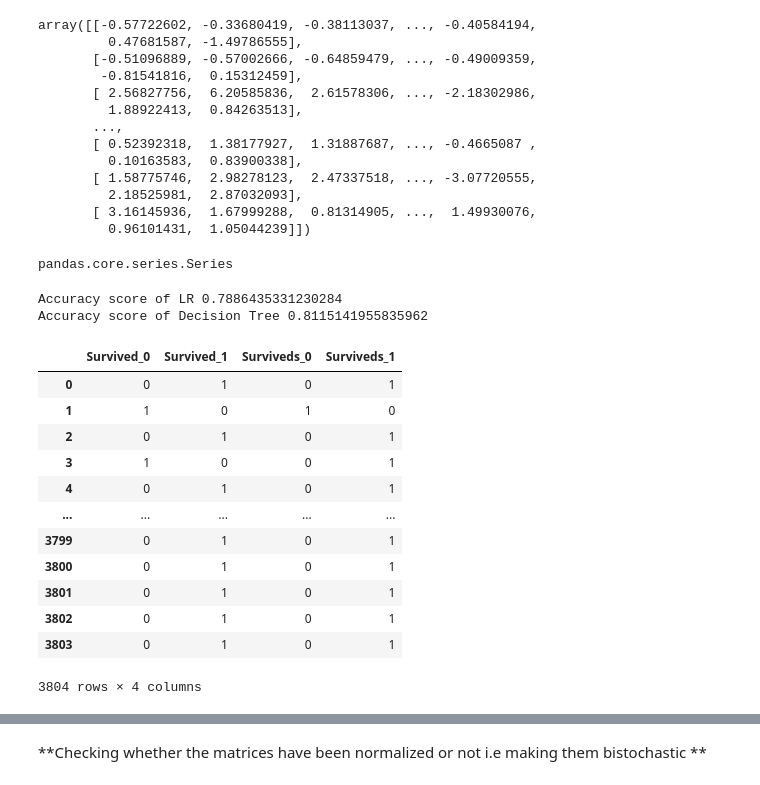
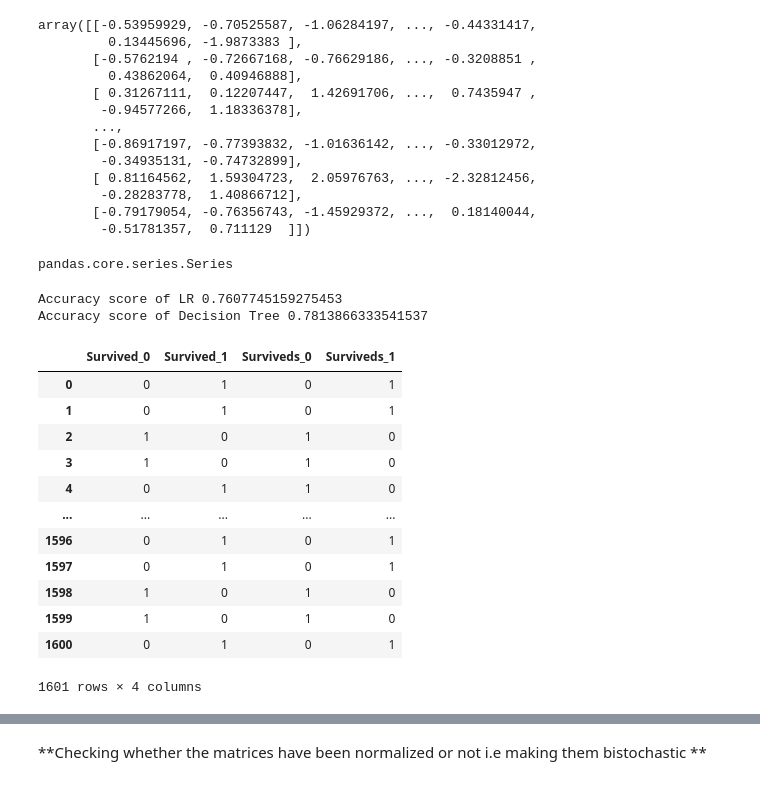
Before and after one commit to manjotmb20/EC3, a Jupyter notebook: magic.ipynb, the cells around one changed output, grey strips where cells are left out. Cells and saved outputs as stored; diff of their text form; code cells hidden in the pictures.

```diff
--- a/magic.ipynb
+++ b/magic.ipynb
@@ -35,0 +36,2 @@ data.head()
+# %%
+data= data.sample(frac=1).reset_index()
@@ -36,7 +52,10 @@ data.head()
 # %%
-data['Class'][data['Class']=='g']=1
-data['Class'][data['Class']=='h']=0
-Y=pd.DataFrame(data.Class)
-data.drop('Class', inplace=True,axis=1)
+data['class'][data['class']=='g']=1
+data['class'][data['class']=='h']=0
+Y=pd.DataFrame(data['class'])
+data.drop('class', inplace=True,axis=1)
+data.drop('Unnamed: 0', inplace=True,axis=1)
+data.drop('index', inplace=True,axis=1)
 X=pd.DataFrame()
 X=data
+X.head()
@@ -61,22 +87,22 @@ sc=StandardScaler()
 X=sc.fit_transform(X)
 X
 # %% [output]
-array([[-0.57722602, -0.33680419, -0.38113037, ..., -0.40584194,
-         0.47681587, -1.49786555],
-       [-0.51096889, -0.57002666, -0.64859479, ..., -0.49009359,
-        -0.81541816,  0.15312459],
-       [ 2.56827756,  6.20585836,  2.61578306, ..., -2.18302986,
-         1.88922413,  0.84263513],
+array([[-0.53959929, -0.70525587, -1.06284197, ..., -0.44331417,
+         0.13445696, -1.9873383 ],
+       [-0.5762194 , -0.72667168, -0.76629186, ..., -0.3208851 ,
+         0.43862064,  0.40946888],
+       [ 0.31267111,  0.12207447,  1.42691706, ...,  0.7435947 ,
+        -0.94577266,  1.18336378],
        ...,
-       [ 0.52392318,  1.38177927,  1.31887687, ..., -0.4665087 ,
-         0.10163583,  0.83900338],
-       [ 1.58775746,  2.98278123,  2.47337518, ..., -3.07720555,
-         2.18525981,  2.87032093],
-       [ 3.16145936,  1.67999288,  0.81314905, ...,  1.49930076,
-         0.96101431,  1.05044239]])
+       [-0.86917197, -0.77393832, -1.01636142, ..., -0.33012972,
+        -0.34935131, -0.74732899],
+       [ 0.81164562,  1.59304723,  2.05976763, ..., -2.32812456,
+        -0.28283778,  1.40866712],
+       [-0.79179054, -0.76356743, -1.45929372, ...,  0.18140044,
+        -0.51781357,  0.711129  ]])
 # %%
 X_train=data
-Y_train=Y['Class']
+Y_train=Y['class']
 Y_train=Y_train.astype('int')
 # %%
 type(Y_train)
@@ -85,46 +111,46 @@ pandas.core.series.Series
 # %%
 from sklearn.linear_model import LogisticRegression
 from sklearn.model_selection import train_test_split
 from sklearn.tree import DecisionTreeClassifier
 from sklearn.svm import SVC
 classifier3=DecisionTreeClassifier()
 from sklearn.metrics import roc_auc_score,accuracy_score
-x_train,x_val,y_train,y_val=train_test_split(X_train,Y_train,stratify=Y['Class'],test_size=0.2,random_state=9)
+x_train,x_val,y_train,y_val=train_test_split(X_train,Y_train,stratify=Y['class'],test_size=0.4,random_state=9)
 classifier=LogisticRegression(C=5.0,random_state=0)
 classifier.fit(x_train,y_train)
 ypred=classifier.predict(x_val)
 print("Accuracy score of LR",accuracy_score(y_val,ypred))
 y_prob=classifier.predict_proba(x_val)
 df=pd.DataFrame()
 df['pred']=ypred
 survived=pd.get_dummies(df.pred,prefix='Survived')
 df=pd.concat([df,survived],axis=1)
 df.drop('pred',inplace=True,axis=1)
 df2=pd.DataFrame()
 classifier3.fit(x_train,y_train)
 ypred3=classifier3.predict(x_val)
 print("Accuracy score of Decision Tree",accuracy_score(y_val,ypred3))
 df2['pred']=ypred3
 y_prob3=classifier3.predict_proba(x_val)
 survived2=pd.get_dummies(df2.pred,prefix='Surviveds')
 df=pd.concat([df,survived2],axis=1)
 df
 # %% [output]
-Accuracy score of LR 0.7886435331230284
-Accuracy score of Decision Tree 0.8115141955835962
+Accuracy score of LR 0.7607745159275453
+Accuracy score of Decision Tree 0.7813866333541537
 |  | Survived_0 | Survived_1 | Surviveds_0 | Surviveds_1 |
 | 0 | 0 | 1 | 0 | 1 |
-| 1 | 1 | 0 | 1 | 0 |
-| 2 | 0 | 1 | 0 | 1 |
-| 3 | 1 | 0 | 0 | 1 |
-| 4 | 0 | 1 | 0 | 1 |
+| 1 | 0 | 1 | 0 | 1 |
+| 2 | 1 | 0 | 1 | 0 |
+| 3 | 1 | 0 | 1 | 0 |
+| 4 | 0 | 1 | 1 | 0 |
 | ... | ... | ... | ... | ... |
-| 3799 | 0 | 1 | 0 | 1 |
-| 3800 | 0 | 1 | 0 | 1 |
-| 3801 | 0 | 1 | 0 | 1 |
-| 3802 | 0 | 1 | 0 | 1 |
-| 3803 | 0 | 1 | 0 | 1 |
+| 1596 | 0 | 1 | 0 | 1 |
+| 1597 | 0 | 1 | 0 | 1 |
+| 1598 | 1 | 0 | 1 | 0 |
+| 1599 | 1 | 0 | 1 | 0 |
+| 1600 | 0 | 1 | 0 | 1 |
-3804 rows × 4 columns
+1601 rows × 4 columns
 # %%
 m=np.array(df)
 s=np.zeros(shape=(m.shape[0],m.shape[0]))
```
Also changed, not shown: parts of 17 cells of this notebook.
